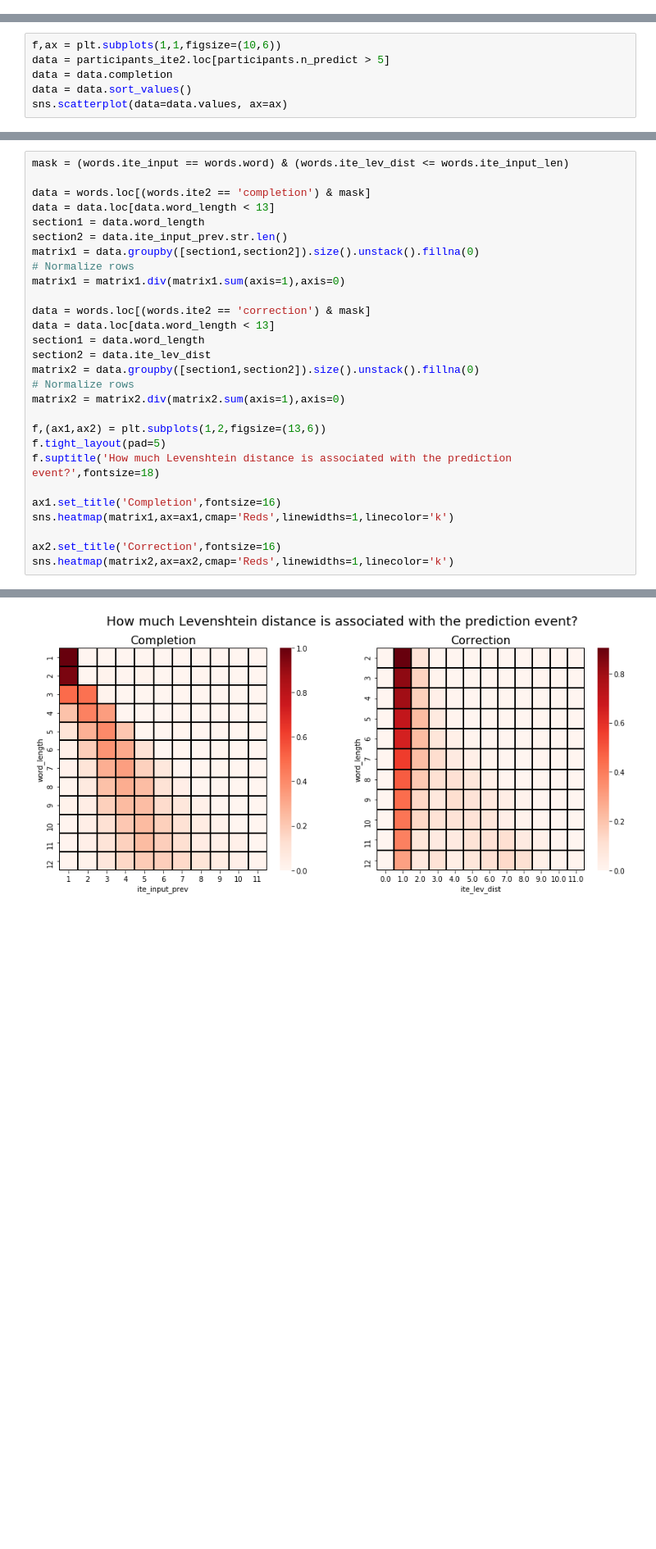
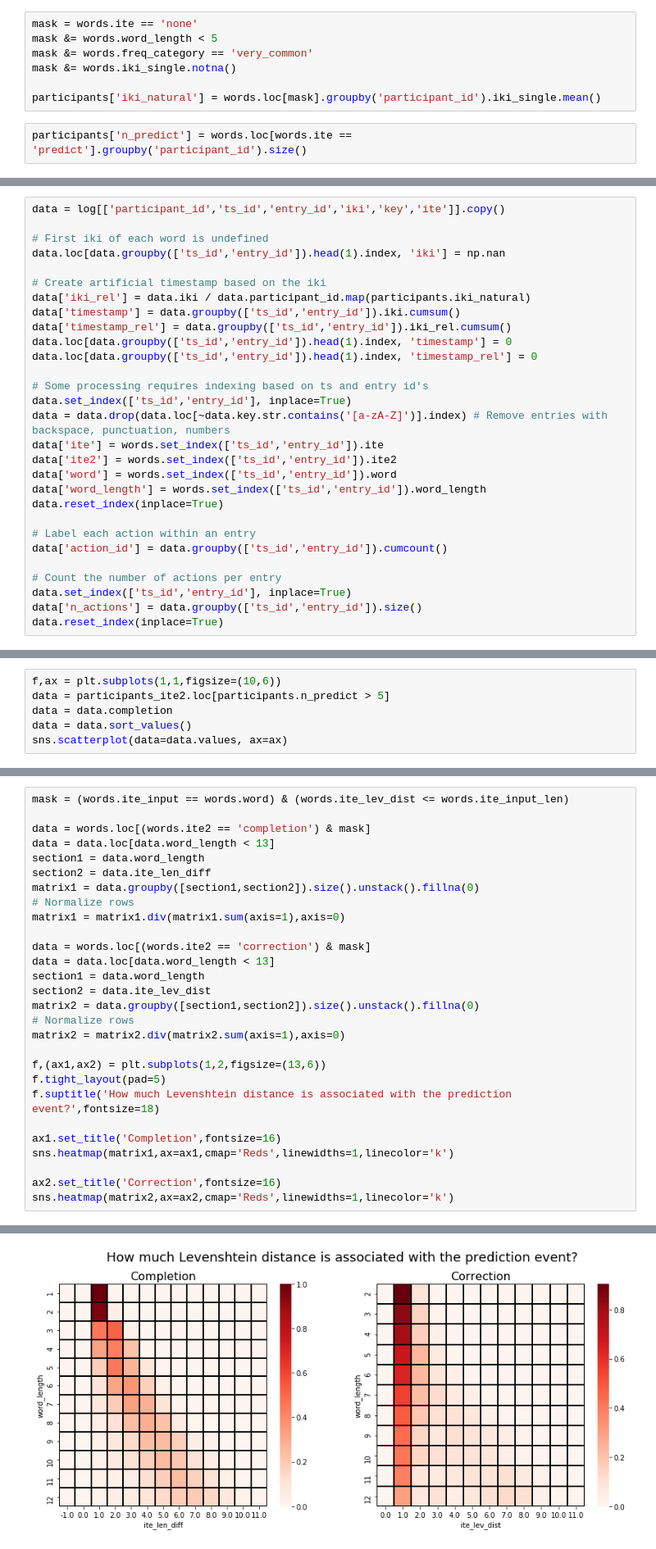
Before and after one commit to cashaddy/typing_automation, a Jupyter notebook: sandbox.ipynb, the cells around one changed output, grey strips where cells are left out. Shown at 82% size. Drawn from its saved outputs; the diff is of its cells as text; blank space fills up the shorter version.

```diff
--- a/sandbox.ipynb
+++ b/sandbox.ipynb
@@ -1108,0 +880,9 @@ sns.regplot(X_train.leadup_length,y_train == 'completion',logistic=True)
+# %%
+mask = words.ite == 'none'
+mask &= words.word_length < 5
+mask &= words.freq_category == 'very_common'
+mask &= words.iki_single.notna()
+
+participants['iki_natural'] = words.loc[mask].groupby('participant_id').iki_single.mean()
+# %%
+participants['n_predict'] = words.loc[words.ite == 'predict'].groupby('participant_id').size()
@@ -1108,0 +891,29 @@ sns.regplot(X_train.leadup_length,y_train == 'completion',logistic=True)
+# %%
+data = log[['participant_id','ts_id','entry_id','iki','key','ite']].copy()
+
+# First iki of each word is undefined
+data.loc[data.groupby(['ts_id','entry_id']).head(1).index, 'iki'] = np.nan
+
+# Create artificial timestamp based on the iki
+data['iki_rel'] = data.iki / data.participant_id.map(participants.iki_natural)
+data['timestamp'] = data.groupby(['ts_id','entry_id']).iki.cumsum()
+data['timestamp_rel'] = data.groupby(['ts_id','entry_id']).iki_rel.cumsum()
+data.loc[data.groupby(['ts_id','entry_id']).head(1).index, 'timestamp'] = 0
+data.loc[data.groupby(['ts_id','entry_id']).head(1).index, 'timestamp_rel'] = 0
+
+# Some processing requires indexing based on ts and entry id's
+data.set_index(['ts_id','entry_id'], inplace=True)
+data = data.drop(data.loc[~data.key.str.contains('[a-zA-Z]')].index) # Remove entries with backspace, punctuation, numbers
+data['ite'] = words.set_index(['ts_id','entry_id']).ite
+data['ite2'] = words.set_index(['ts_id','entry_id']).ite2
+data['word'] = words.set_index(['ts_id','entry_id']).word
+data['word_length'] = words.set_index(['ts_id','entry_id']).word_length
+data.reset_index(inplace=True)
+
+# Label each action within an entry
+data['action_id'] = data.groupby(['ts_id','entry_id']).cumcount()
+
+# Count the number of actions per entry
+data.set_index(['ts_id','entry_id'], inplace=True)
+data['n_actions'] = data.groupby(['ts_id','entry_id']).size()
+data.reset_index(inplace=True)
@@ -1250,31 +1327,31 @@ data.groupby(['ite','ite2']).freq_category.value_counts(normalize=True).unstack(
 # %%
 mask = (words.ite_input == words.word) & (words.ite_lev_dist <= words.ite_input_len)
 
 data = words.loc[(words.ite2 == 'completion') & mask]
 data = data.loc[data.word_length < 13]
 section1 = data.word_length
-section2 = data.ite_input_prev.str.len()
+section2 = data.ite_len_diff
 matrix1 = data.groupby([section1,section2]).size().unstack().fillna(0)
 # Normalize rows
 matrix1 = matrix1.div(matrix1.sum(axis=1),axis=0)
 
 data = words.loc[(words.ite2 == 'correction') & mask]
 data = data.loc[data.word_length < 13]
 section1 = data.word_length
 section2 = data.ite_lev_dist
 matrix2 = data.groupby([section1,section2]).size().unstack().fillna(0)
 # Normalize rows
 matrix2 = matrix2.div(matrix2.sum(axis=1),axis=0)
 
 f,(ax1,ax2) = plt.subplots(1,2,figsize=(13,6))
 f.tight_layout(pad=5)
 f.suptitle('How much Levenshtein distance is associated with the prediction event?',fontsize=18)
 
 ax1.set_title('Completion',fontsize=16)
 sns.heatmap(matrix1,ax=ax1,cmap='Reds',linewidths=1,linecolor='k')
 
 ax2.set_title('Correction',fontsize=16)
 sns.heatmap(matrix2,ax=ax2,cmap='Reds',linewidths=1,linecolor='k')
 # %% [output]
 <matplotlib.axes._subplots.AxesSubplot at 0x...>
-[figure, old version]
+[figure, new version]
```
Also changed, not shown: parts of 74 cells of this notebook.
